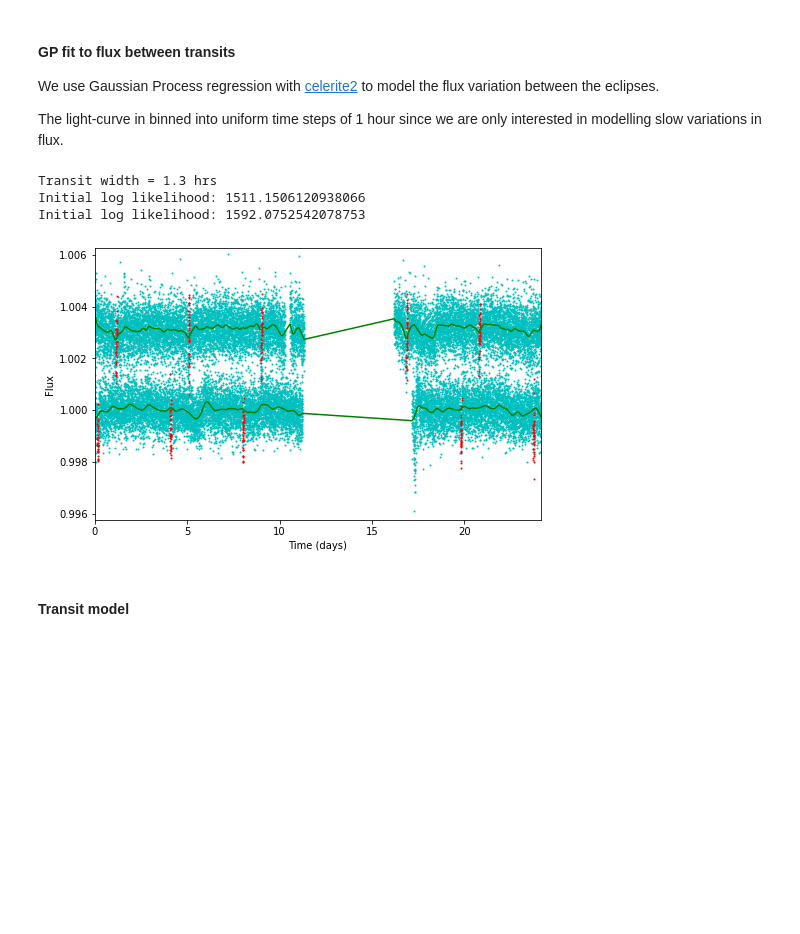
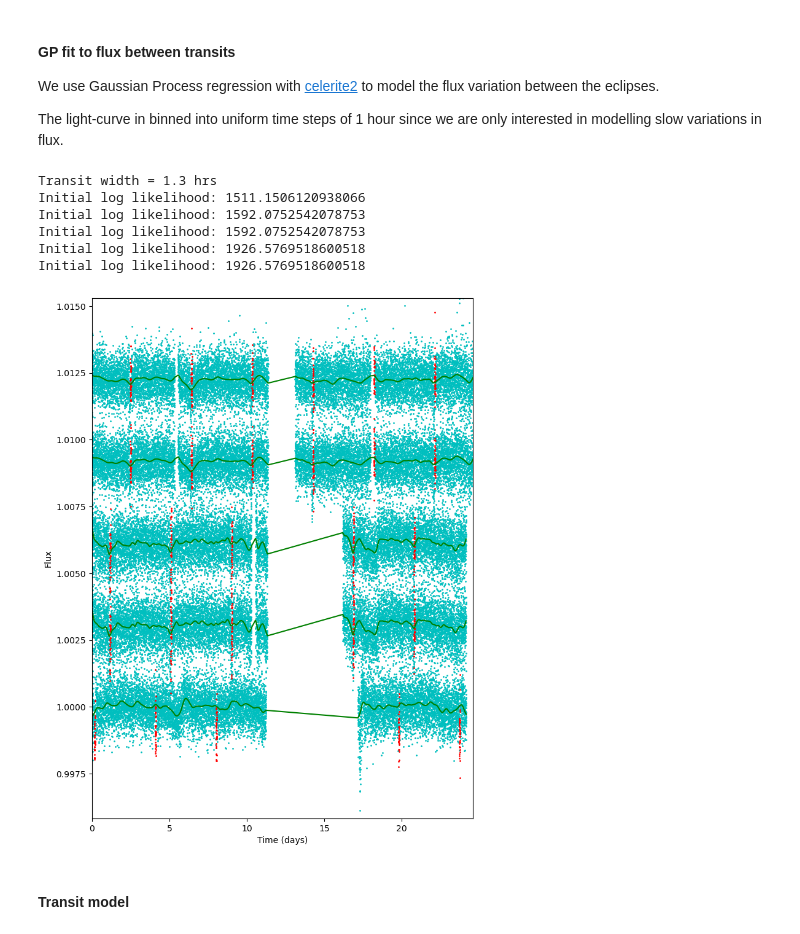
Before and after one commit to pmaxted/pycheops, a Jupyter notebook: pycheops/examples/Notebooks/TESS_fit_TOI562.1.ipynb, the cells around one changed output. Cells and saved outputs as stored; diff of their text form; code cells hidden in the pictures; blank space fills up the shorter version.

```diff
--- a/pycheops/examples/Notebooks/TESS_fit_TOI562.1.ipynb
+++ b/pycheops/examples/Notebooks/TESS_fit_TOI562.1.ipynb
@@ -37,25 +38,27 @@ flux_column = 'PDCSAP_FLUX'
 #quality_bitmask=1130799  # "default": cadences with severe quality issues will be ignored
 quality_bitmask=1664431 #  more conservative choice of flags to ignore - this is known to remove good data.
 
-tjd = []
-flux = []
-sector = []
+tjd = np.array([])
+flux = np.array([])
+sector = np.array([])
 nsec = 0
 for obs in Observations.query_criteria(target_name=TIC,
                                        obs_collection=["TESS"],
                                        provenance_name='SPOC',
                                        t_exptime=[60.,180.]):
     print(obs['obs_id'],obs['sequence_number'])
-    obslist = Observations.get_product_list(obs['obsid'])
-    m=Observations.download_products(obslist[obslist['description'] == "Light curves"])
-    if m is not None:
-        data = Table.read(m['Local Path'][0])
+    with warnings.catch_warnings():
+        warnings.simplefilter("ignore")
+        obslist = Observations.get_product_list(obs['obsid'])
+        m=Observations.download_products(obslist[obslist['description'] == "Light curves"])
+        if m is not None:
+            data = Table.read(m['Local Path'][0])
         iok = ( ((data['QUALITY'] & quality_bitmask) == 0) &
-                isfinite(data['PDCSAP_FLUX'])).nonzero()
+                np.isfinite(data['PDCSAP_FLUX'])).nonzero()
         data = data[iok]
-        tjd=np.append(tjd,array(data['TIME']))
-        flx=data[flux_column]
-        flux=np.append(flux,flx/median(flx))
+        tjd=np.append(tjd,np.array(data['TIME']))
+        flx=np.array(data[flux_column])
+        flux=np.append(flux,flx/np.median(flx))
         sector=np.append(sector,np.full_like(flx,obs['sequence_number']))
         nsec += 1
 # %% [output]
@@ -88,9 +93,9 @@ print('Transit width = {:0.1f} hrs'.format(pwidth*P*24))
 phase = phaser(tjd, P,T0,-0.25)
 flux_d = np.empty_like(flux)
 
-fig1, ax1 = subplots(figsize=(8,1+2*nsec))
-offset = 5*flux.std()
-for i_sec, sec in enumerate(unique(sector)):
+fig1, ax1 = plt.subplots(figsize=(8,1+2*nsec))
+offset = 5*np.nanstd(flux)
+for i_sec, sec in enumerate(np.unique(sector)):
     mask = (abs(phase) > pwidth/2) & (sector == sec)
     tjd_mo = tjd[mask]
     flux_mo = flux[mask]
@@ -114,34 +119,37 @@ for i_sec, sec in enumerate(unique(sector)):
     def neg_log_like(params, gp):
         gp = set_params(params, gp)
         gp.recompute(quiet=True)
         return -gp.log_likelihood(f_bin)
 
     initial_params = np.log([1, Q, w0, S0])
     bounds = ((-5,5),(-5, 5),(-5, 5),(-15, 15))
     soln = minimize(neg_log_like, initial_params, method="L-BFGS-B",
                     bounds=bounds,args=(gp))
     opt_gp = set_params(soln.x, gp)
     gp.recompute(quiet=True)
 
 
     pred_mean = gp.predict(f_bin, tjd[sector == sec],return_cov=False,return_var=False)
 
     ax1.scatter(tjd_mo-tjd_mo.min(),offset*i_sec+flux_mo,s=1,c='c')
     mask = (abs(phase) <= pwidth/2) & (sector == sec)
     ax1.scatter(tjd[mask]-tjd_mo.min(), offset*i_sec+flux[mask],s=1,c='r')
     mask = (sector == sec)
     ax1.plot(tjd[sector == sec]-tjd_mo.min(), offset*i_sec+pred_mean, color='g',ms=2)
     flux_d[sector == sec] = flux[sector == sec]/pred_mean
 
 ax1.set_xlim(0,np.ptp(tjd[sector==sec]))
 ax1.set_ylim(1-offset-k**2,1+nsec*offset)
 ax1.set_xlabel('Time (days)')
 ax1.set_ylabel('Flux');
 # %% [output]
 Transit width = 1.3 hrs
 Initial log likelihood: 1511.1506120938066
 Initial log likelihood: 1592.0752542078753
+Initial log likelihood: 1592.0752542078753
+Initial log likelihood: 1926.5769518600518
+Initial log likelihood: 1926.5769518600518
-[figure, old version]
+[figure, new version]
 # %% [markdown]
 #### Transit model
 # %%
```
Also changed, not shown: parts of 13 cells of this notebook, 8 other files.
